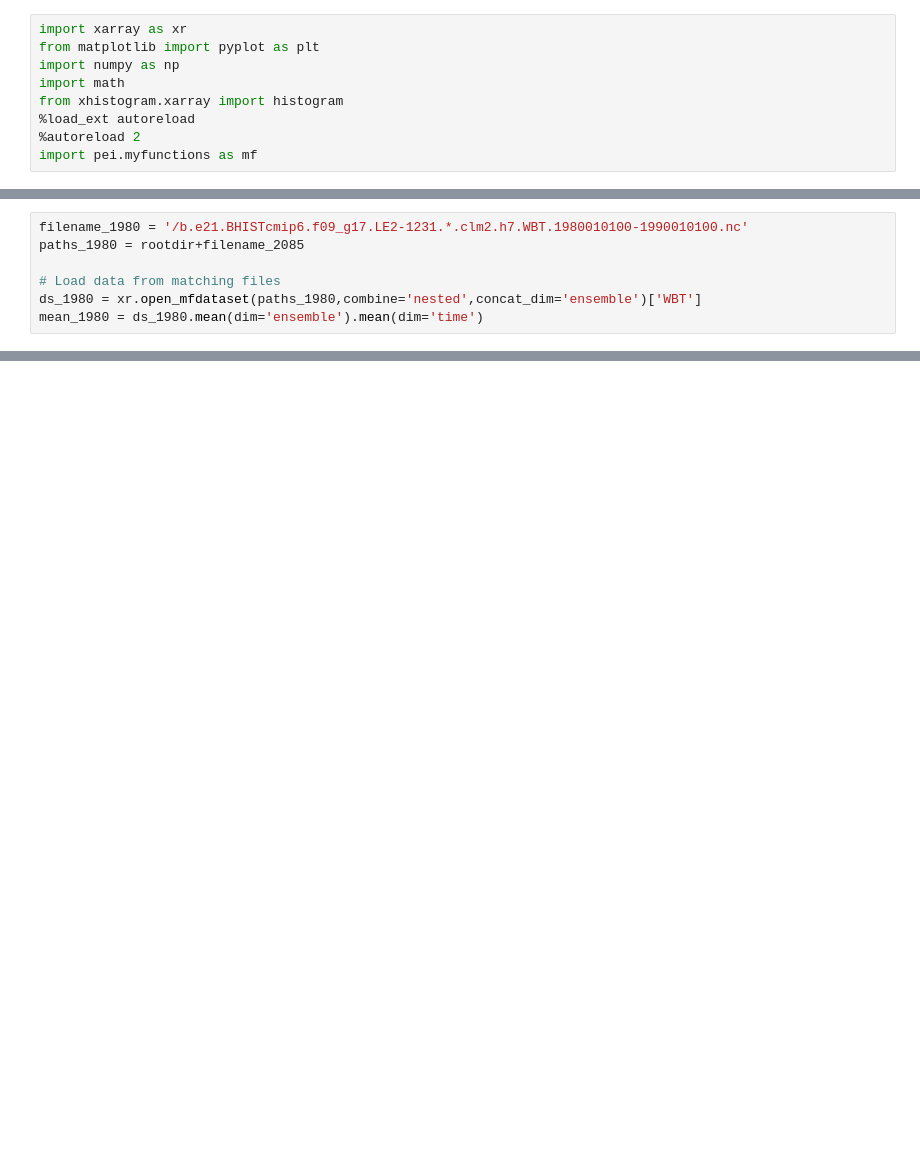
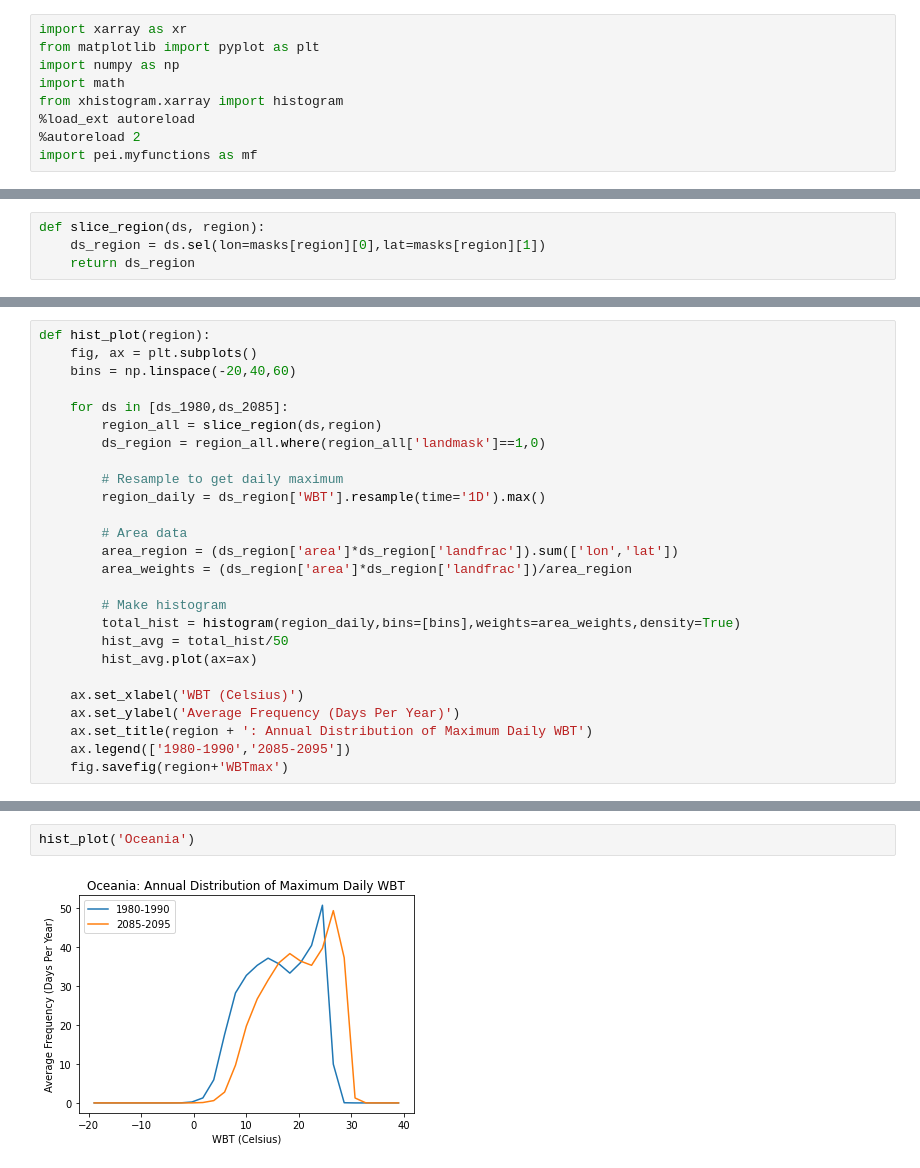
Before and after one commit to KYan19/pei, a Jupyter notebook: notebooks/4.2_WBTPlots.ipynb, the cells around one changed output, grey strips where cells are left out. Cells and saved outputs as stored; diff of their text form; blank space fills up the shorter version.

Commit message:
Plotting more regions using histogram function

```diff
--- a/notebooks/4.2_WBTPlots.ipynb
+++ b/notebooks/4.2_WBTPlots.ipynb
@@ -19,7 +25,0 @@ mean_2085 = ds_2085.mean(dim='ensemble').mean(dim='time')
-# %%
-filename_1980 = '/b.e21.BHISTcmip6.f09_g17.LE2-1231.*.clm2.h7.WBT.1980010100-1990010100.nc'
-paths_1980 = rootdir+filename_2085
-
-# Load data from matching files
-ds_1980 = xr.open_mfdataset(paths_1980,combine='nested',concat_dim='ensemble')['WBT']
-mean_1980 = ds_1980.mean(dim='ensemble').mean(dim='time')
@@ -31,0 +60,4 @@ mf.contour_plot(mean_diff,region='Global',title='Difference in Decadal Mean Temp
+# %%
+def slice_region(ds, region):
+    ds_region = ds.sel(lon=masks[region][0],lat=masks[region][1])
+    return ds_region
@@ -31,0 +66,26 @@ mf.contour_plot(mean_diff,region='Global',title='Difference in Decadal Mean Temp
+# %%
+def hist_plot(region):
+    fig, ax = plt.subplots()
+    bins = np.linspace(-20,40,60)
+
+    for ds in [ds_1980,ds_2085]:
+        region_all = slice_region(ds,region)
+        ds_region = region_all.where(region_all['landmask']==1,0)
+
+        # Resample to get daily maximum
+        region_daily = ds_region['WBT'].resample(time='1D').max()
+
+        # Area data
+        area_region = (ds_region['area']*ds_region['landfrac']).sum(['lon','lat'])
+        area_weights = (ds_region['area']*ds_region['landfrac'])/area_region
+
+        # Make histogram
+        total_hist = histogram(region_daily,bins=[bins],weights=area_weights,density=True)
+        hist_avg = total_hist/50
+        hist_avg.plot(ax=ax)
+
+    ax.set_xlabel('WBT (Celsius)')
+    ax.set_ylabel('Average Frequency (Days Per Year)')
+    ax.set_title(region + ': Annual Distribution of Maximum Daily WBT')
+    ax.legend(['1980-1990','2085-2095'])
+    fig.savefig(region+'WBTmax')
@@ -31,0 +118,4 @@ mf.contour_plot(mean_diff,region='Global',title='Difference in Decadal Mean Temp
+# %%
+hist_plot('Oceania')
+# %% [output]
+[figure, added]
```
Also changed, not shown: parts of 19 cells of this notebook, 1 other file.
